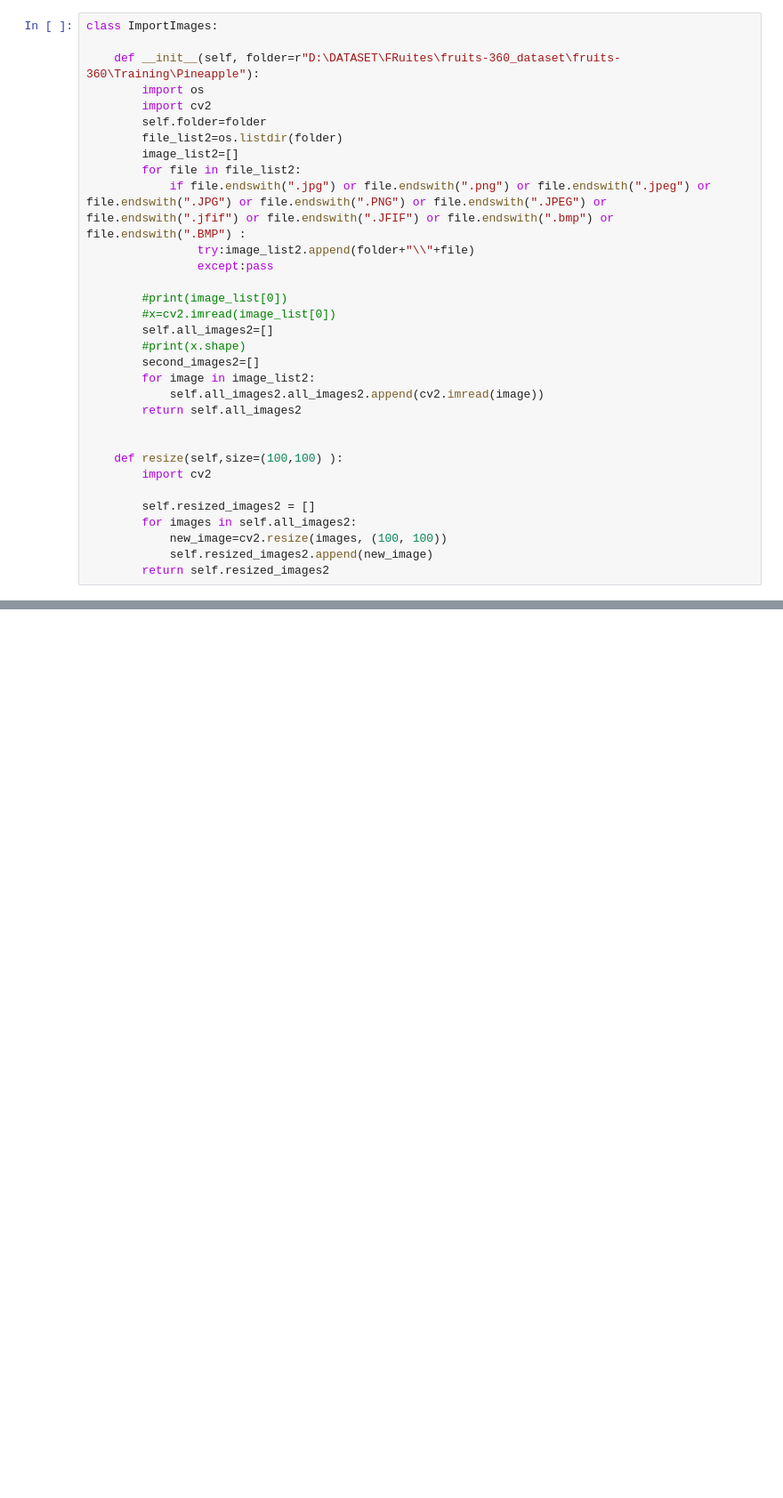
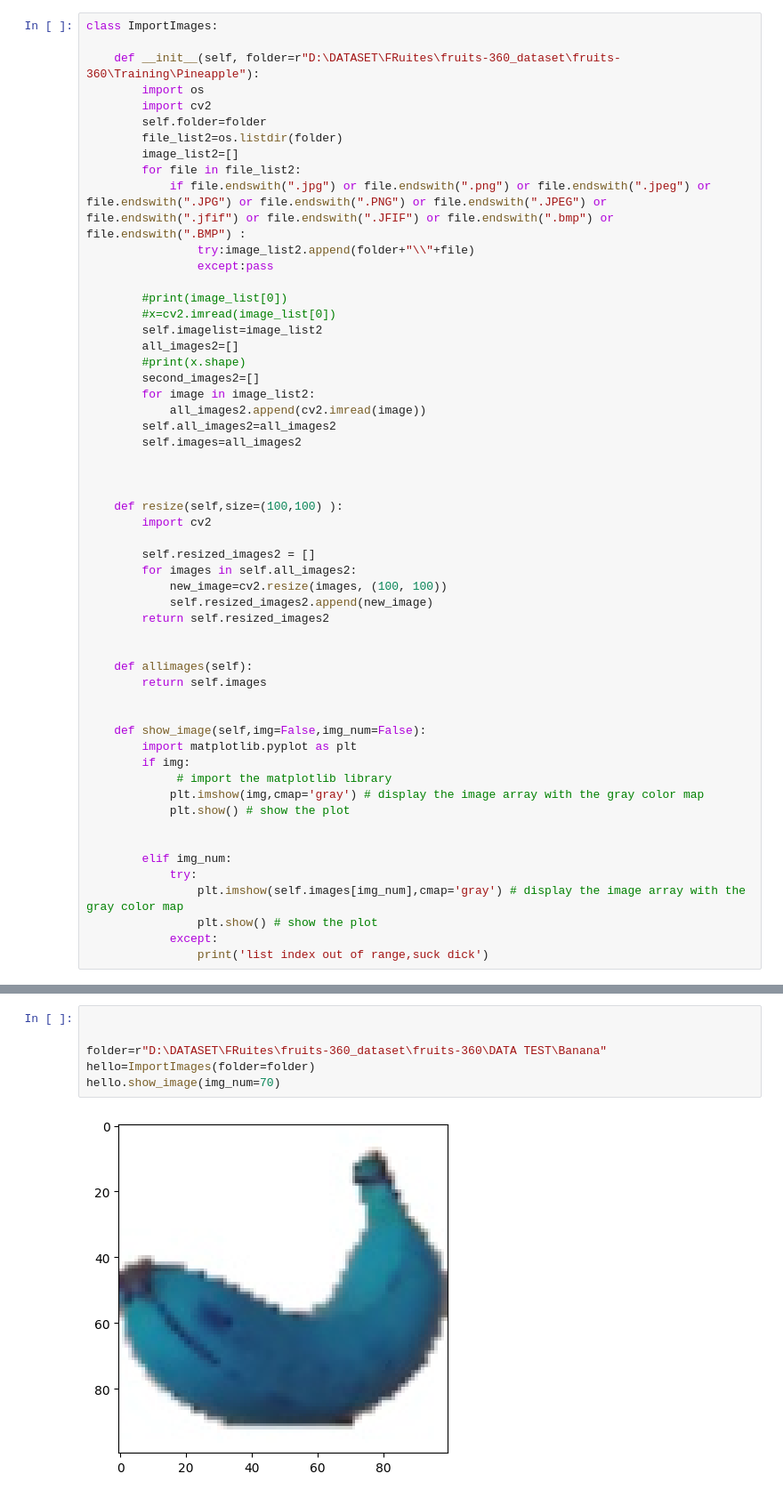
Before and after one commit to barnobarno666/Tensorflow_, a Jupyter notebook: COMPUTER VISION BOOK/fir.ipynb, the cells around one changed output, grey strips where cells are left out. Shown at 89% size. Cells and saved outputs as stored; diff of their text form; blank space fills up the shorter version.

Commit message:
hello

```diff
--- a/COMPUTER VISION BOOK/fir.ipynb
+++ b/COMPUTER VISION BOOK/fir.ipynb
@@ -14,12 +14,15 @@ class ImportImages:
 
         #print(image_list[0])
         #x=cv2.imread(image_list[0])
-        self.all_images2=[]
+        self.imagelist=image_list2
+        all_images2=[]
         #print(x.shape)
         second_images2=[]
         for image in image_list2:
-            self.all_images2.all_images2.append(cv2.imread(image))
-        return self.all_images2
+            all_images2.append(cv2.imread(image))
+        self.all_images2=all_images2
+        self.images=all_images2
+
 
 
     def resize(self,size=(100,100) ):
@@ -30,3 +33,23 @@ class ImportImages:
             new_image=cv2.resize(images, (100, 100))
             self.resized_images2.append(new_image)
         return self.resized_images2
+
+
+    def allimages(self):
+        return self.images
+
+
+    def show_image(self,img=False,img_num=False):
+        import matplotlib.pyplot as plt
+        if img:
+             # import the matplotlib library
+            plt.imshow(img,cmap='gray') # display the image array with the gray color map
+            plt.show() # show the plot
+
+
+        elif img_num:
+            try:
+                plt.imshow(self.images[img_num],cmap='gray') # display the image array with the gray color map
+                plt.show() # show the plot
+            except:
+                print('list index out of range,suck dick')
@@ -32,0 +58,8 @@ class ImportImages:
+# %%
+
+
+folder=r"D:\DATASET\FRuites\fruits-360_dataset\fruits-360\DATA TEST\Banana"
+hello=ImportImages(folder=folder)
+hello.show_image(img_num=70)
+# %% [output]
+[figure, added]
```
Also changed, not shown: parts of 5 cells of this notebook.
